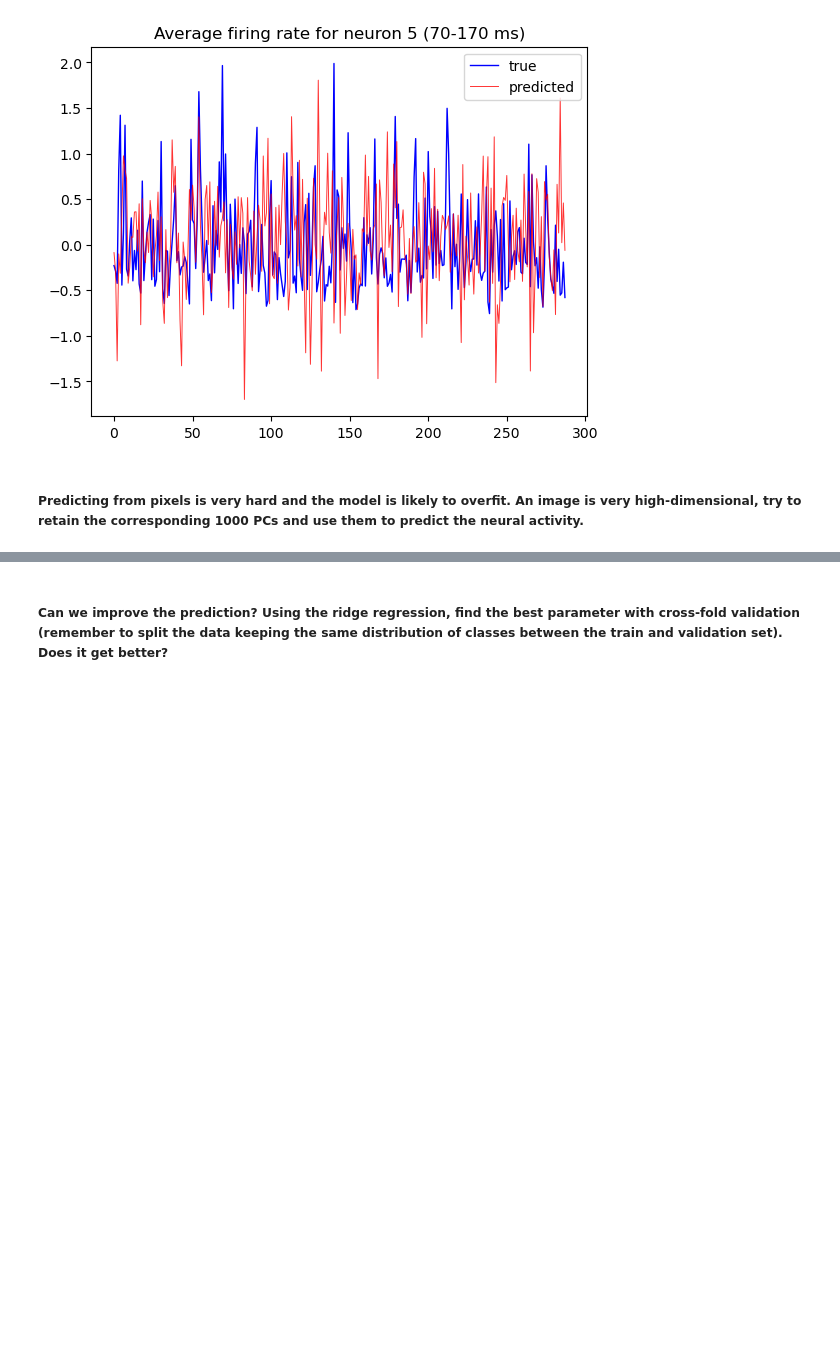
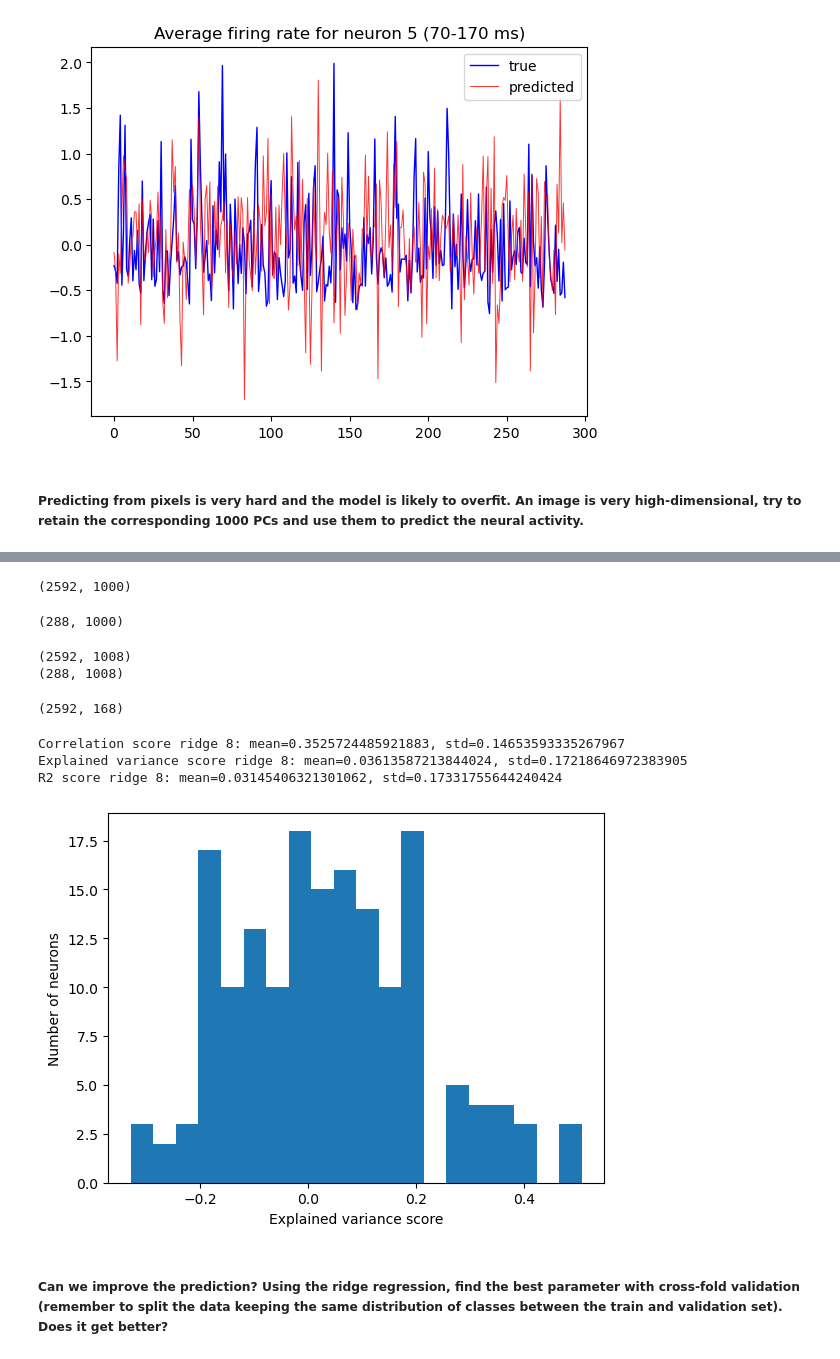
Before and after one commit to ernestoBocini/Brain-Like-Computation-Project, a Jupyter notebook: week5.ipynb, the cells around one changed output, grey strips where cells are left out. Drawn from its saved outputs; the diff is of its cells as text; code cells hidden in the pictures; blank space fills up the shorter version.

```diff
--- a/week5.ipynb
+++ b/week5.ipynb
@@ -218,2 +322,75 @@ plt.legend()
+# %%
+# Find the 1000 PCs of the stimulus
+
+from sklearn.decomposition import PCA
+
+n_comp = 1000
+
+pca = PCA(n_components=n_comp)
+# TODO: fit the generated patches to the ICA (~1 line):
+pca.fit(stimulus_train_res)
+# TODO: get components from the PCA (~1 line):
+pca_filters = pca.components_
+pca_features_train = pca.transform(stimulus_train_res)
+print(pca_features_train.shape)
+# %% [output]
+(2592, 1000)
+# %%
+# Take 1000 PCs for the validation set as well
+pca_features_val = pca.transform(stimulus_val_res)
+print(pca_features_val.shape)
+# %% [output]
+(288, 1000)
+# %%
+# Now join them with the object_8 filters
+
+pca_feature_matrix_8 = np.concatenate((pca_features_train, category_onehot_8), axis=1)
+print(pca_feature_matrix_8.shape)
+
+# same for validation set
+pca_feature_matrix_8_val = np.concatenate((pca_features_val, category_onehot_val_8), axis=1)
+print(pca_feature_matrix_8_val.shape)
+# %% [output]
+(2592, 1008)
+(288, 1008)
+# %%
+spikes_train.shape
+# %% [output]
+(2592, 168)
+# %%
+pca_reg_ridge_8 = Ridge(alpha=1).fit(pca_feature_matrix_8, spikes_train)
+# %%
+corr_scores = []
+exp_var_scores = []
+r2_scores = []
+
+
+
+spikes_pred_pca = pca_reg_ridge_8.predict(pca_feature_matrix_8_val)
+
+for i in range(spikes_val.shape[1]):
+    corr = np.corrcoef(spikes_val[:, i], spikes_pred_pca[:, i])[0, 1]
+    corr_scores.append(corr)
+    exp_var = explained_variance_score(spikes_val[:, i], spikes_pred_pca[:, i])
+    exp_var_scores.append(exp_var)
+    r2 = r2_score(spikes_val[:, i], spikes_pred_pca[:, i])
+    r2_scores.append(r2)
+
+print("Correlation score ridge 8: mean={}, std={}".format(np.mean(corr_scores), np.std(corr_scores)))
+print("Explained variance score ridge 8: mean={}, std={}".format(np.mean(exp_var_scores), np.std(exp_var_scores)))
+print("R2 score ridge 8: mean={}, std={}".format(np.mean(r2_scores), np.std(r2_scores)))
+
+# Plot the distribution of explained variance across neurons
+import matplotlib.pyplot as plt
+
+plt.hist(exp_var_scores, bins=20)
+plt.xlabel("Explained variance score")
+plt.ylabel("Number of neurons")
+plt.show()
+# %% [output]
+Correlation score ridge 8: mean=0.3525724485921883, std=0.14653593335267967
+Explained variance score ridge 8: mean=0.03613587213844024, std=0.17218646972383905
+R2 score ridge 8: mean=0.03145406321301062, std=0.17331755644240424
+[figure, added]
 # %% [markdown]
 ##### Can we improve the prediction? Using the ridge regression, find the best parameter with cross-fold validation (remember to split the data keeping the same distribution of classes between the train and validation set). Does it get better?
```
Also changed, not shown: parts of 9 cells of this notebook.
